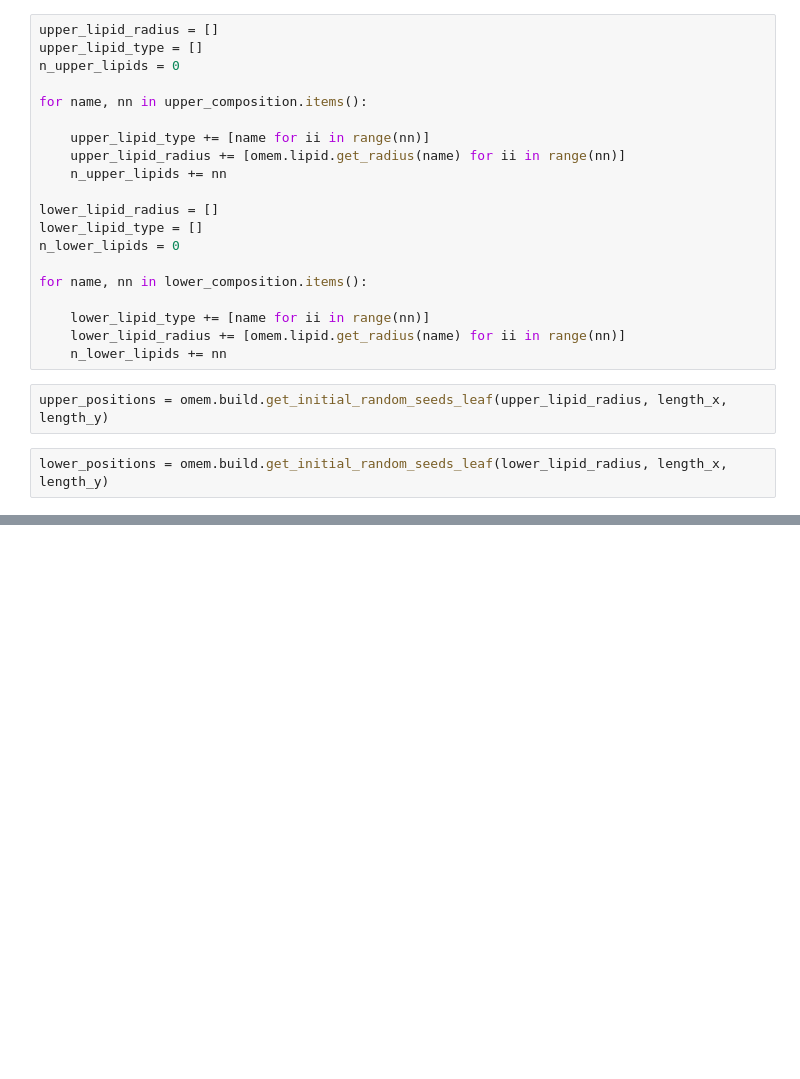
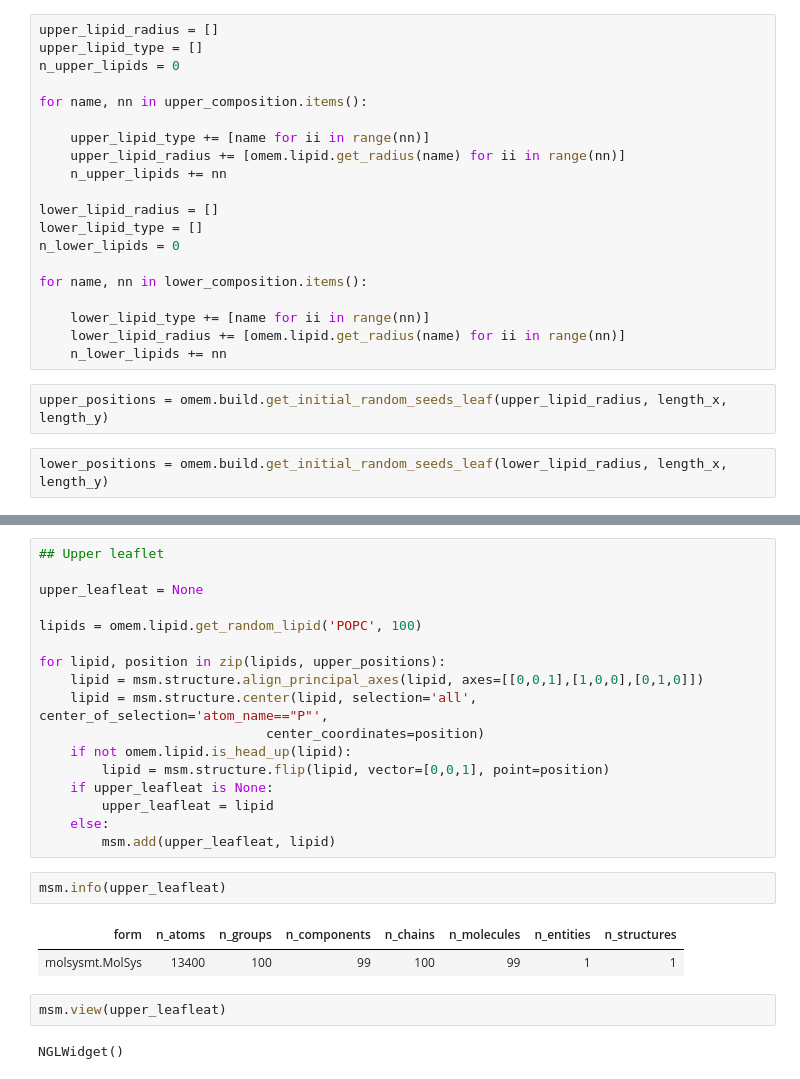
Before and after one commit to uibcdf/OMembrane, a Jupyter notebook: sandbox/Build_POPC_membrane.ipynb, the cells around one changed output, grey strips where cells are left out. Cells and saved outputs as stored; diff of their text form; blank space fills up the shorter version.

```diff
--- a/sandbox/Build_POPC_membrane.ipynb
+++ b/sandbox/Build_POPC_membrane.ipynb
@@ -68,0 +72,26 @@ plt.show()
+# %%
+## Upper leaflet
+
+upper_leafleat = None
+
+lipids = omem.lipid.get_random_lipid('POPC', 100)
+
+for lipid, position in zip(lipids, upper_positions):
+    lipid = msm.structure.align_principal_axes(lipid, axes=[[0,0,1],[1,0,0],[0,1,0]])
+    lipid = msm.structure.center(lipid, selection='all', center_of_selection='atom_name=="P"',
+                             center_coordinates=position)
+    if not omem.lipid.is_head_up(lipid):
+        lipid = msm.structure.flip(lipid, vector=[0,0,1], point=position)
+    if upper_leafleat is None:
+        upper_leafleat = lipid
+    else:
+        msm.add(upper_leafleat, lipid)
+# %%
+msm.info(upper_leafleat)
+# %% [output]
+| form | n_atoms | n_groups | n_components | n_chains | n_molecules | n_entities | n_structures |
+| molsysmt.MolSys | 13400 | 100 | 99 | 100 | 99 | 1 | 1 |
+# %%
+msm.view(upper_leafleat)
+# %% [output]
+NGLWidget()
```
Also changed, not shown: parts of 3 cells of this notebook, 8 other files.
